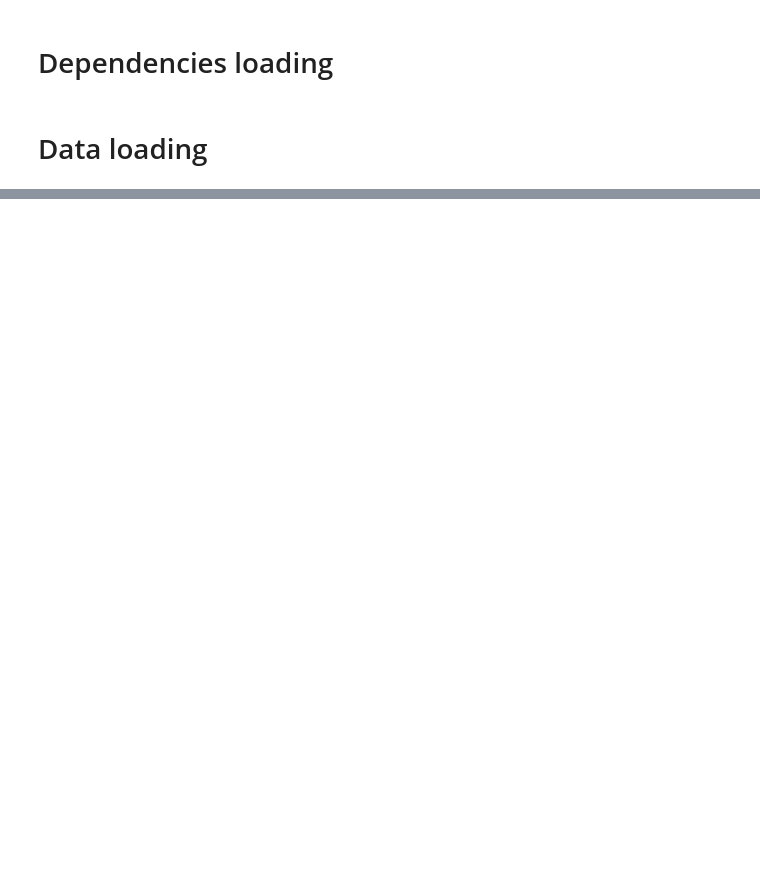
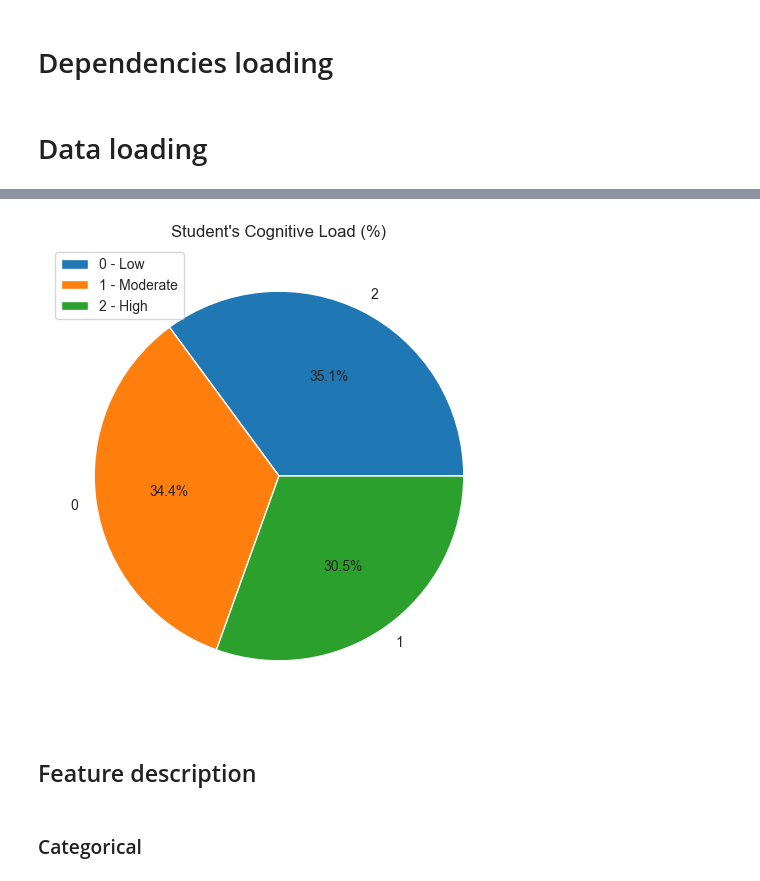
Before and after one commit to kasiadybcio/psychological-state-classification, a Jupyter notebook: notebooks/1.eda.ipynb, the cells around one changed output, grey strips where cells are left out. Saved outputs shown, nothing was run; the diff lists cells and outputs as text; code cells hidden in the pictures; blank space fills up the shorter version.

```diff
--- a/notebooks/1.eda.ipynb
+++ b/notebooks/1.eda.ipynb
@@ -72,0 +157,15 @@ data.head()
+# %%
+data["Cognitive Load"] = data["Cognitive Load"].map({'Low':0,"Moderate":1,"High":2}).astype("int64", errors="ignore")
+# %%
+sns.set_style("whitegrid",{'font_scale':'1.6'})
+plt.figure(figsize=(6,6))
+plt.pie(data['Cognitive Load'].value_counts(),labels = data['Cognitive Load'].value_counts().index,autopct='%1.1f%%')
+plt.legend(['0 - Low','1 - Moderate','2 - High'])
+plt.title("Student's Cognitive Load (%)")
+plt.show()
+# %% [output]
+[figure, added]
+# %% [markdown]
+## Feature description
+# %% [markdown]
+### Categorical
```
Also changed, not shown: parts of 21 cells of this notebook.
